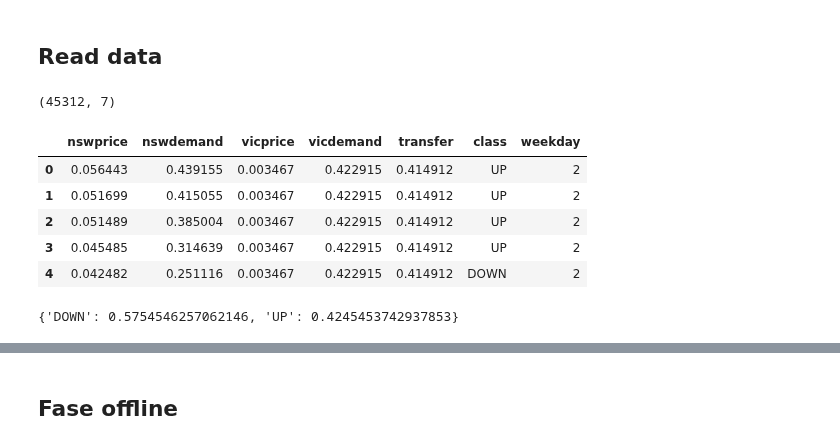
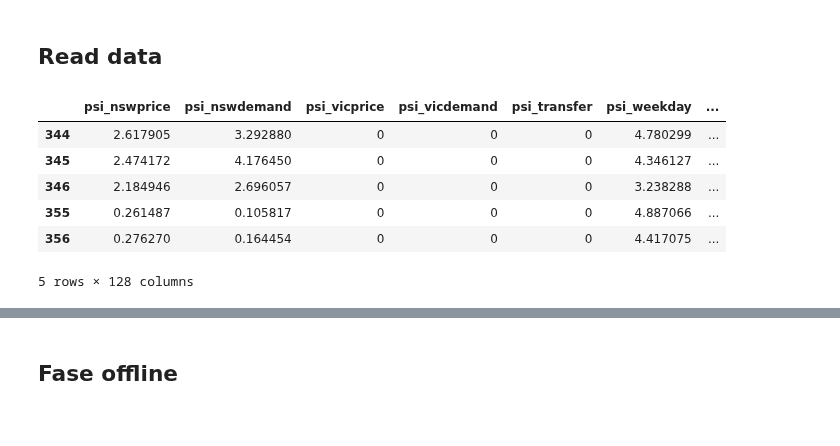
Before and after one commit to feamelo/drift-meta-learning, a Jupyter notebook: src/experiments/meta_label_metric.ipynb, the cells around one changed output, grey strips where cells are left out. Saved outputs shown, nothing was run; the diff lists cells and outputs as text; code cells hidden in the pictures.

```diff
--- a/src/experiments/meta_label_metric.ipynb
+++ b/src/experiments/meta_label_metric.ipynb
@@ -47,27 +37,2 @@ KNOWN_TARGET_WINDOW_SIZE = 0  # Target is unknown
 # %% [markdown]
 ## Read data
-# %%
-f = open("../datasets/real/elec.arff", "r")
-data, meta = arff.loadarff(f)
-
-df = pd.DataFrame(data)
-df['weekday'] = pd.to_numeric(df['day'])
-df['class'] = df['class'].str.decode("utf-8")
-df = df.drop(['date', 'period', 'day'], axis=1)
-
-print(df.shape)
-df.head()
-# %% [output]
-(45312, 7)
-|  | nswprice | nswdemand | vicprice | vicdemand | transfer | class | weekday |
-| 0 | 0.056443 | 0.439155 | 0.003467 | 0.422915 | 0.414912 | UP | 2 |
-| 1 | 0.051699 | 0.415055 | 0.003467 | 0.422915 | 0.414912 | UP | 2 |
-| 2 | 0.051489 | 0.385004 | 0.003467 | 0.422915 | 0.414912 | UP | 2 |
-| 3 | 0.045485 | 0.314639 | 0.003467 | 0.422915 | 0.414912 | UP | 2 |
-| 4 | 0.042482 | 0.251116 | 0.003467 | 0.422915 | 0.414912 | DOWN | 2 |
-# %%
-n = df.shape[0]
-class_weight = df['class'].value_counts().apply(lambda x: x/n).to_dict()
-class_weight
-# %% [output]
-{'DOWN': 0.5754546257062146, 'UP': 0.4245453742937853}
@@ -77,0 +39,11 @@ validation_df = online_df.iloc[:int(OFFLINE_PHASE_SIZE*META_TRAIN_SIZE)]
+# %%
+df = pd.read_csv("metabases/random_forest.csv")
+df.head()
+# %% [output]
+|  | psi_nswprice | psi_nswdemand | psi_vicprice | psi_vicdemand | psi_transfer | psi_weekday | ... |
+| 344 | 2.617905 | 3.292880 | 0 | 0 | 0 | 4.780299 | ... |
+| 345 | 2.474172 | 4.176450 | 0 | 0 | 0 | 4.346127 | ... |
+| 346 | 2.184946 | 2.696057 | 0 | 0 | 0 | 3.238288 | ... |
+| 355 | 0.261487 | 0.105817 | 0 | 0 | 0 | 4.887066 | ... |
+| 356 | 0.276270 | 0.164454 | 0 | 0 | 0 | 4.417075 | ... |
+5 rows × 128 columns
```
Also changed, not shown: parts of 8 cells of this notebook, 15 other files.
